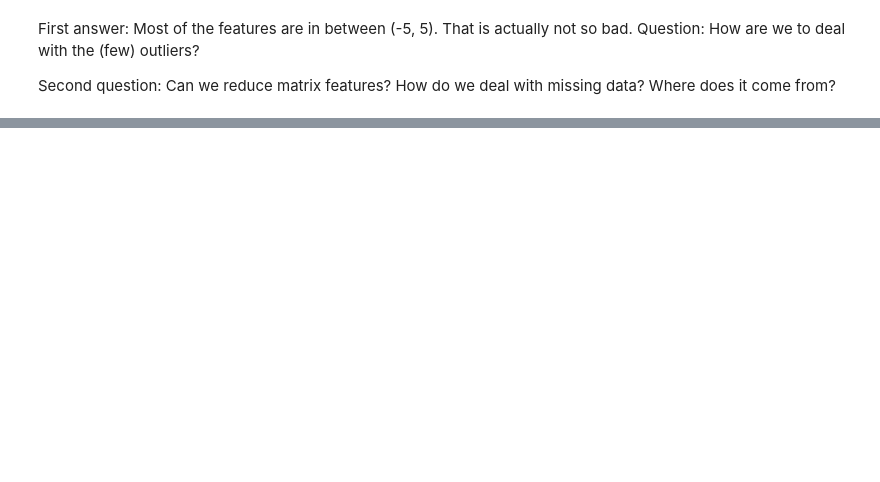
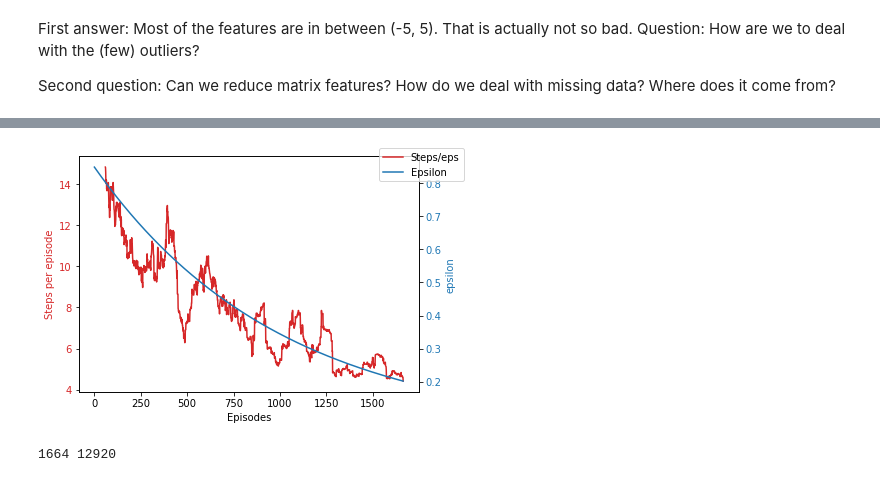
Before and after one commit to RaoulBer/Bomberman-KI-Projekt, a Jupyter notebook: bomberman_rl-master/agent_code/regression_forest/data_science_features.ipynb, the cells around one changed output, grey strips where cells are left out. Drawn from its saved outputs; the diff is of its cells as text; code cells hidden in the pictures; blank space fills up the shorter version.

```diff
--- a/bomberman_rl-master/agent_code/regression_forest/data_science_features.ipynb
+++ b/bomberman_rl-master/agent_code/regression_forest/data_science_features.ipynb
@@ -76,0 +241,32 @@ print(length)
+# %%
+with open("steps.pt", "rb") as file:
+    re = pickle.load(file)
+windowSize = 60
+
+# Get PANDAS exponential weighted moving average
+ewm_pd = np.array(pd.DataFrame(re).rolling(window=windowSize).mean())
+
+length = len(re)
+y = np.exp(-(np.arange(0, length) + 1)/1000)*0.8 + 0.05
+fig, ax1 = plt.subplots()
+color = 'tab:red'
+ax1.set_xlabel('Episodes')
+ax1.set_ylabel('Steps per episode', color=color)
+ax1.plot(range(length), ewm_pd, color=color, label="Steps/eps")
+ax1.tick_params(axis='y', labelcolor=color)
+
+ax2 = ax1.twinx()  # instantiate a second axes that shares the same x-axis
+
+color = 'tab:blue'
+ax2.set_ylabel('epsilon', color=color)  # we already handled the x-label with ax1
+ax2.plot(range(length), y, color = color, label="Epsilon")
+ax2.tick_params(axis='y', labelcolor=color)
+dateiname = "/Users/konradgoldenbaum/Documents/Steps_random_combative_train.png"
+fig.tight_layout()
+fig.legend()# otherwise the right y-label is slightly clipped
+plt.show()
+fig.savefig(dateiname, format='png', dpi=800)
+print(length, np.sum(re))
+# %% [output]
+[figure, added]
+1664 12920
```
Also changed, not shown: parts of 12 cells of this notebook, 6 other files.
